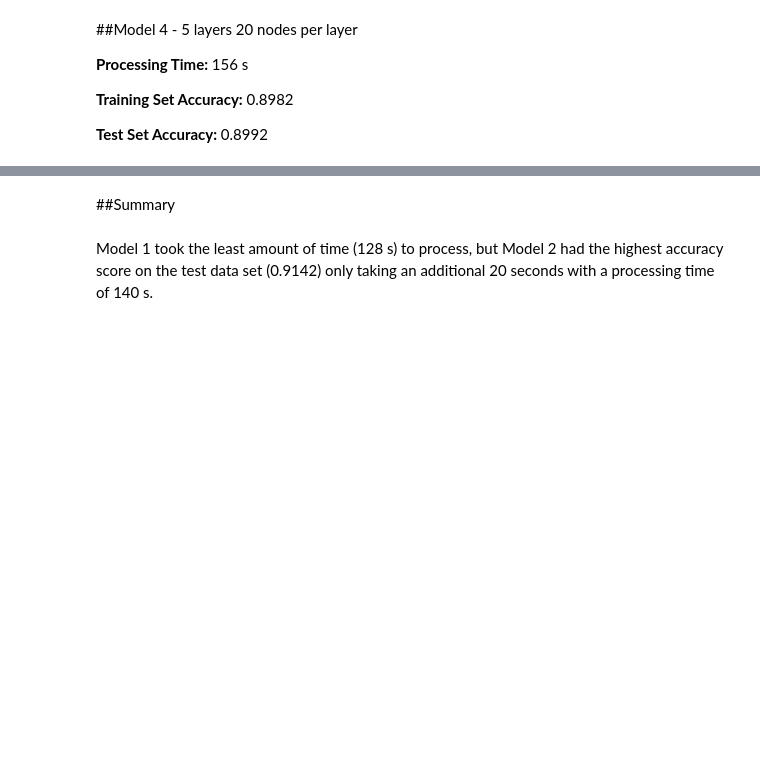
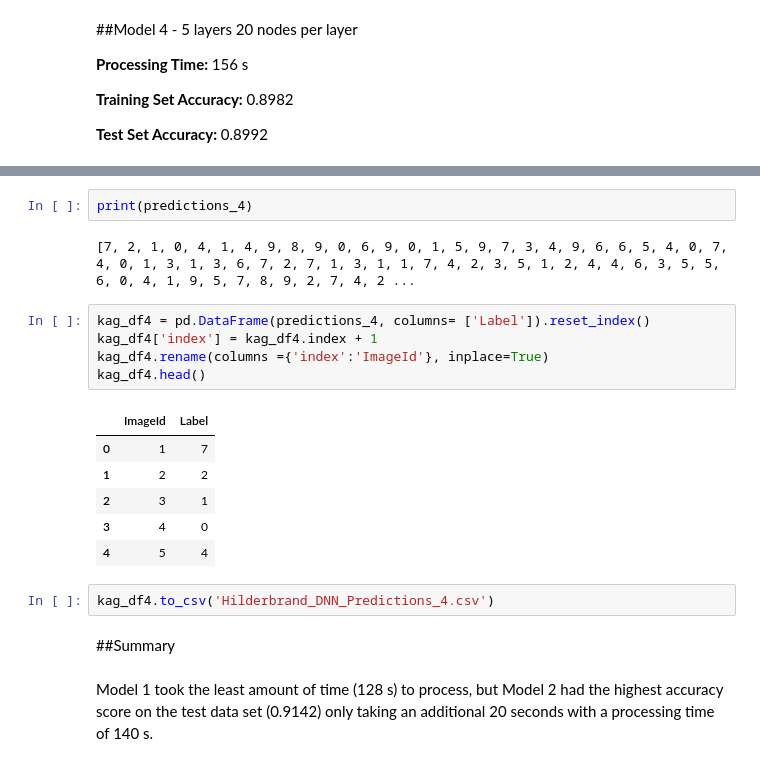
Before and after one commit to rhilderbrand/MSDS-422-MachineLearning, a Jupyter notebook: Hilderbrand_Assignment_6.ipynb, the cells around one changed output, grey strips where cells are left out. Cells and saved outputs as stored; diff of their text form; blank space fills up the shorter version.

```diff
--- a/Hilderbrand_Assignment_6.ipynb
+++ b/Hilderbrand_Assignment_6.ipynb
@@ -294,4 +368,22 @@ array([[ 946,    0,    1,    1,    0,   11,   16,    2,    3,    0],
       dtype=int32)>
+# %%
+print(predictions_4)
+# %% [output]
+[7, 2, 1, 0, 4, 1, 4, 9, 8, 9, 0, 6, 9, 0, 1, 5, 9, 7, 3, 4, 9, 6, 6, 5, 4, 0, 7, 4, 0, 1, 3, 1, 3, 6, 7, 2, 7, 1, 3, 1, 1, 7, 4, 2, 3, 5, 1, 2, 4, 4, 6, 3, 5, 5, 6, 0, 4, 1, 9, 5, 7, 8, 9, 2, 7, 4, 2 ...
+# %%
+kag_df4 = pd.DataFrame(predictions_4, columns= ['Label']).reset_index()
+kag_df4['index'] = kag_df4.index + 1
+kag_df4.rename(columns ={'index':'ImageId'}, inplace=True)
+kag_df4.head()
+# %% [output]
+|  | ImageId | Label |
+| 0 | 1 | 7 |
+| 1 | 2 | 2 |
+| 2 | 3 | 1 |
+| 3 | 4 | 0 |
+| 4 | 5 | 4 |
+# %%
+kag_df4.to_csv('Hilderbrand_DNN_Predictions_4.csv')
 # %% [markdown]
 ##Summary
 # %% [markdown]
```
Also changed, not shown: parts of 28 cells of this notebook.
